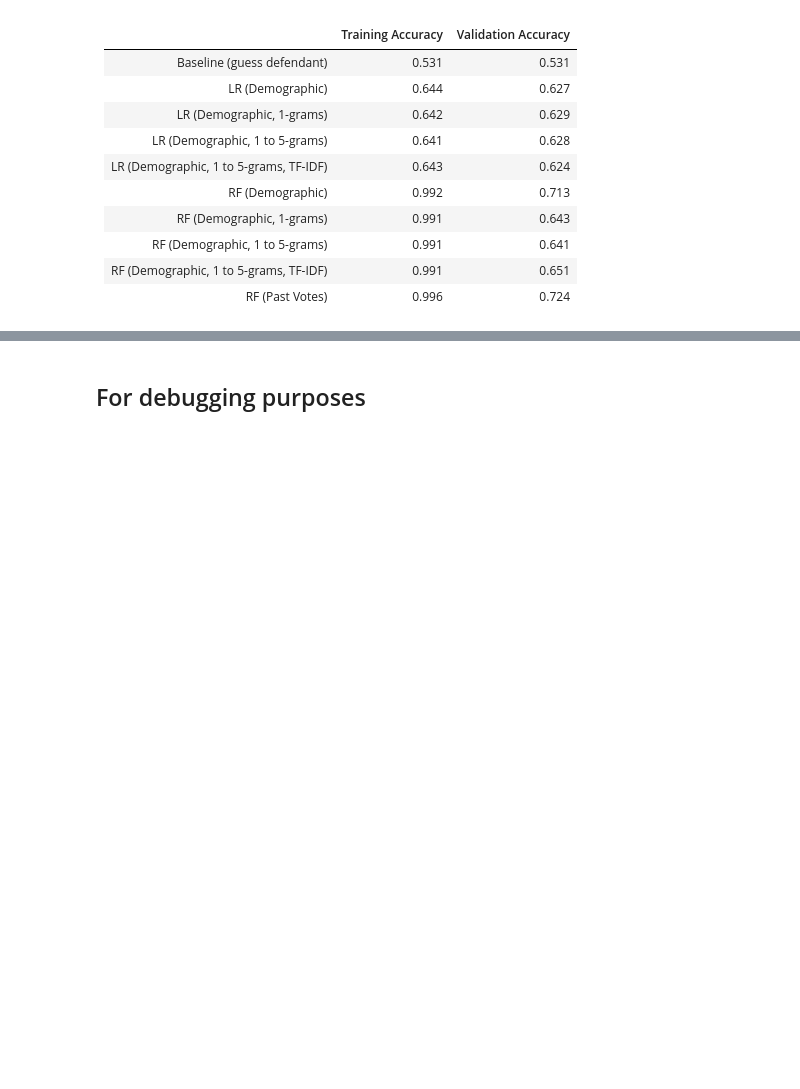
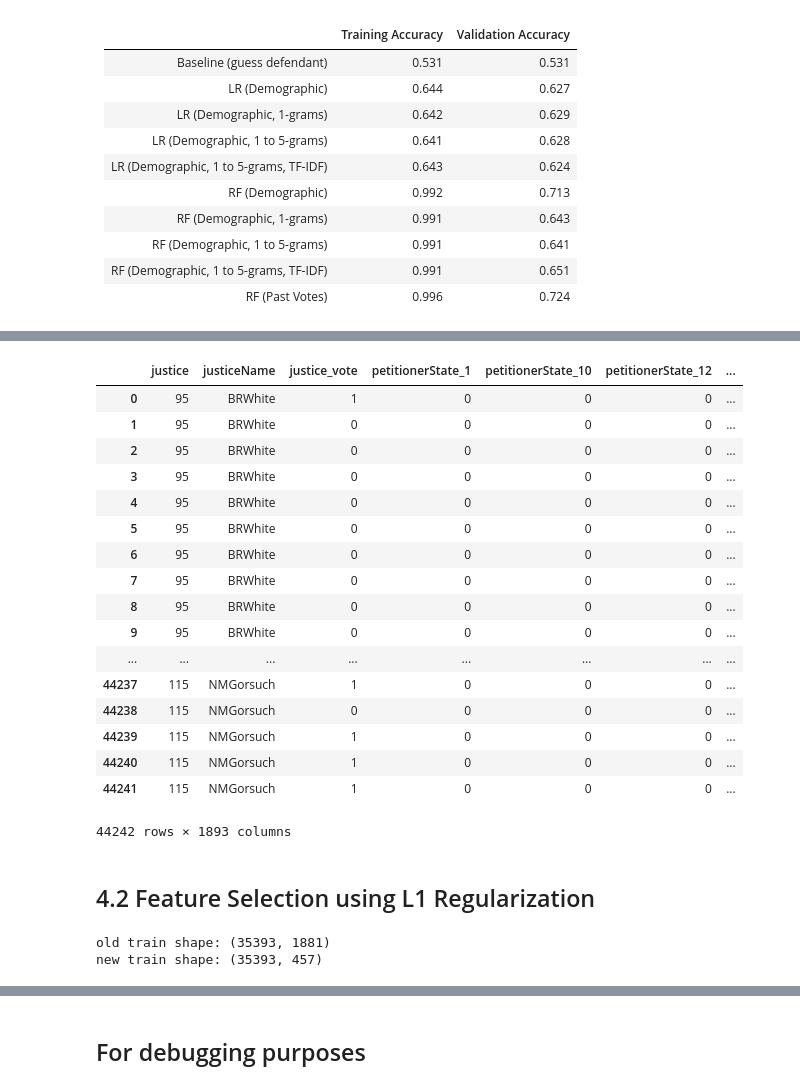
Before and after one commit to jennyhuangg/nominee_predict, a Jupyter notebook: Nominee_Predict_Models.ipynb, the cells around one changed output, grey strips where cells are left out. Saved outputs shown, nothing was run; the diff lists cells and outputs as text; code cells hidden in the pictures; blank space fills up the shorter version.

```diff
--- a/Nominee_Predict_Models.ipynb
+++ b/Nominee_Predict_Models.ipynb
@@ -318,0 +376,24 @@ average validation accuracies:  0.6512306229362109
+# %%
+# merge mean word embeddings with justice and case data
+emb_df["justiceName"] = emb_df.index
+merged_jc_emb = jc_data.merge(emb_df, on='justiceName')
+merged_jc_emb
+# %% [output]
+|  | justice | justiceName | justice_vote | petitionerState_1 | petitionerState_10 | petitionerState_12 | ... |
+| 0 | 95 | BRWhite | 1 | 0 | 0 | 0 | ... |
+| 1 | 95 | BRWhite | 0 | 0 | 0 | 0 | ... |
+| 2 | 95 | BRWhite | 0 | 0 | 0 | 0 | ... |
+| 3 | 95 | BRWhite | 0 | 0 | 0 | 0 | ... |
+| 4 | 95 | BRWhite | 0 | 0 | 0 | 0 | ... |
+| 5 | 95 | BRWhite | 0 | 0 | 0 | 0 | ... |
+| 6 | 95 | BRWhite | 0 | 0 | 0 | 0 | ... |
+| 7 | 95 | BRWhite | 0 | 0 | 0 | 0 | ... |
+| 8 | 95 | BRWhite | 0 | 0 | 0 | 0 | ... |
+| 9 | 95 | BRWhite | 0 | 0 | 0 | 0 | ... |
+| ... | ... | ... | ... | ... | ... | ... | ... |
+| 44237 | 115 | NMGorsuch | 1 | 0 | 0 | 0 | ... |
+| 44238 | 115 | NMGorsuch | 0 | 0 | 0 | 0 | ... |
+| 44239 | 115 | NMGorsuch | 1 | 0 | 0 | 0 | ... |
+| 44240 | 115 | NMGorsuch | 1 | 0 | 0 | 0 | ... |
+| 44241 | 115 | NMGorsuch | 1 | 0 | 0 | 0 | ... |
+44242 rows × 1893 columns
@@ -318,0 +415,7 @@ average validation accuracies:  0.6512306229362109
+# %% [markdown]
+## 4.2 Feature Selection using L1 Regularization
+# %%
+X_train_emb_new, X_test_emb_new = L1_feature_select(X_train_emb, X_test_emb, Y_train_emb, Y_test_emb, C=0.1)
+# %% [output]
+old train shape: (35393, 1881)
+new train shape: (35393, 457)
```
Also changed, not shown: parts of 20 cells of this notebook.
